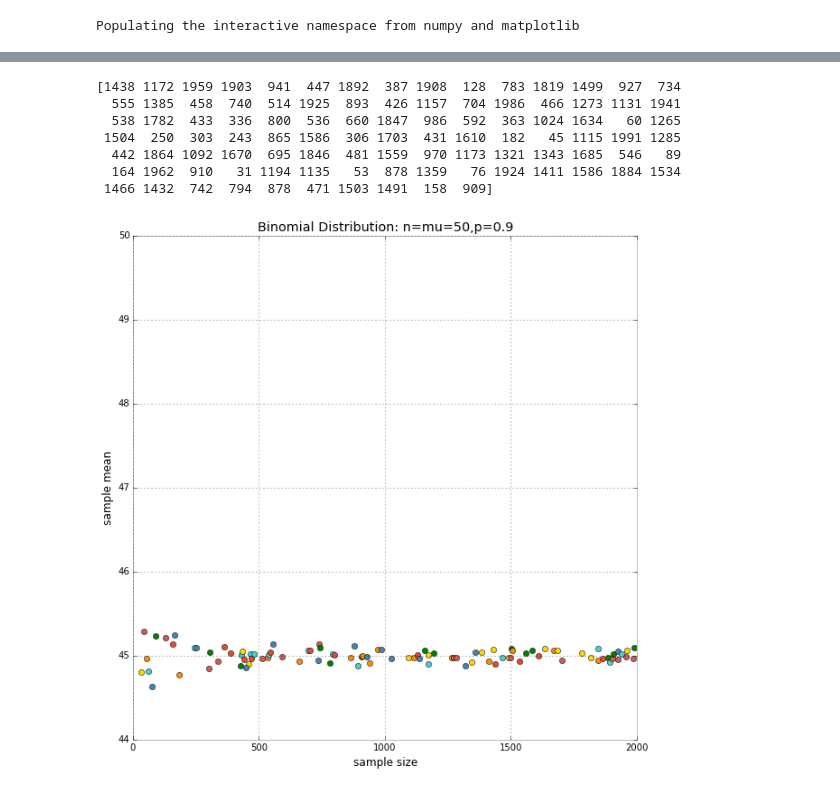
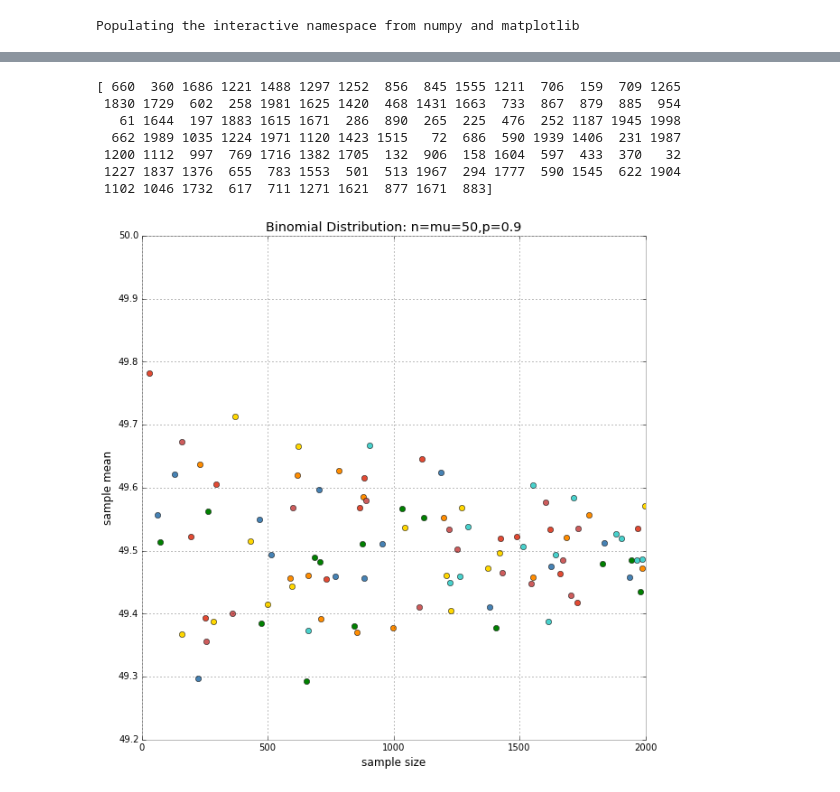
Before and after one commit to dcrull/PUI2015_dcrull, a Jupyter notebook: HW3/Assignment_1_Distributions.ipynb, the cells around one changed output, grey strips where cells are left out. Cells and saved outputs as stored; diff of their text form; code cells hidden in the pictures.

```diff
--- a/HW3/Assignment_1_Distributions.ipynb
+++ b/HW3/Assignment_1_Distributions.ipynb
@@ -87,37 +87,38 @@ for nn in distributions['pois']:
 # %%
 #create binomial distribution
 distributions['binom'] = {}
 binom_size = ((np.random.rand(100)*1989)+10).astype(int)
 #for reproducibility, we print the randomly-generated set of sample sizes
 print (binom_size)
 # binomial disributions describe dichotomous outcomes (i.e. pass/fail)
 # for a given number of trials.
 # To simulate such an outcome I'm giving a probability of success an arbitrary value
 p=.90
+# and since we know that np=mean, we can use the mean and p to find n
 for n in binom_size:
-    distributions['binom'][n]=np.random.binomial(mymean,p,size=n)
+    distributions['binom'][n]=np.random.binomial(mymean/p,p,size=n)
 
 means['binom'] = {}
 
 #plot binomial distribution
 fig_binom_mu_N = pl.figure(figsize=(10,10))
 axbinom = fig_binom_mu_N.add_subplot(111)
 for nn in distributions['binom']:
     means['binom'][nn] = distributions['binom'][nn].mean()
     axbinom.plot(nn, means['binom'][nn], 'o')
     axbinom.set_title('Binomial Distribution: n=mu={},p={}'.format(mymean,p))
     axbinom.set_xlabel('sample size')
     axbinom.set_ylabel('sample mean')
     axbinom.plot([min(binom_size), max(binom_size)],[mymean,mymean],'k')
 # %% [output]
-[1438 1172 1959 1903  941  447 1892  387 1908  128  783 1819 1499  927  734
-  555 1385  458  740  514 1925  893  426 1157  704 1986  466 1273 1131 1941
-  538 1782  433  336  800  536  660 1847  986  592  363 1024 1634   60 1265
- 1504  250  303  243  865 1586  306 1703  431 1610  182   45 1115 1991 1285
-  442 1864 1092 1670  695 1846  481 1559  970 1173 1321 1343 1685  546   89
-  164 1962  910   31 1194 1135   53  878 1359   76 1924 1411 1586 1884 1534
- 1466 1432  742  794  878  471 1503 1491  158  909]
+[ 660  360 1686 1221 1488 1297 1252  856  845 1555 1211  706  159  709 1265
+ 1830 1729  602  258 1981 1625 1420  468 1431 1663  733  867  879  885  954
+   61 1644  197 1883 1615 1671  286  890  265  225  476  252 1187 1945 1998
+  662 1989 1035 1224 1971 1120 1423 1515   72  686  590 1939 1406  231 1987
+ 1200 1112  997  769 1716 1382 1705  132  906  158 1604  597  433  370   32
+ 1227 1837 1376  655  783 1553  501  513 1967  294 1777  590 1545  622 1904
+ 1102 1046 1732  617  711 1271 1621  877 1671  883]
-[figure, old version]
+[figure, new version]
 # %%
 #create chi^2 distribution
 distributions['chisq'] = {}
```
Also changed, not shown: parts of 6 cells of this notebook.
